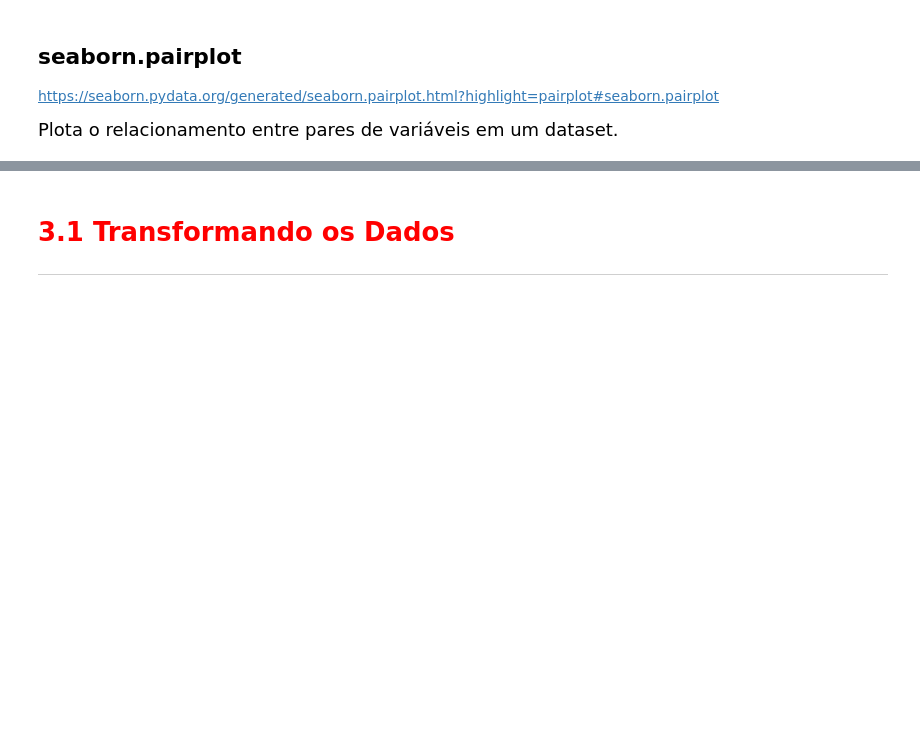
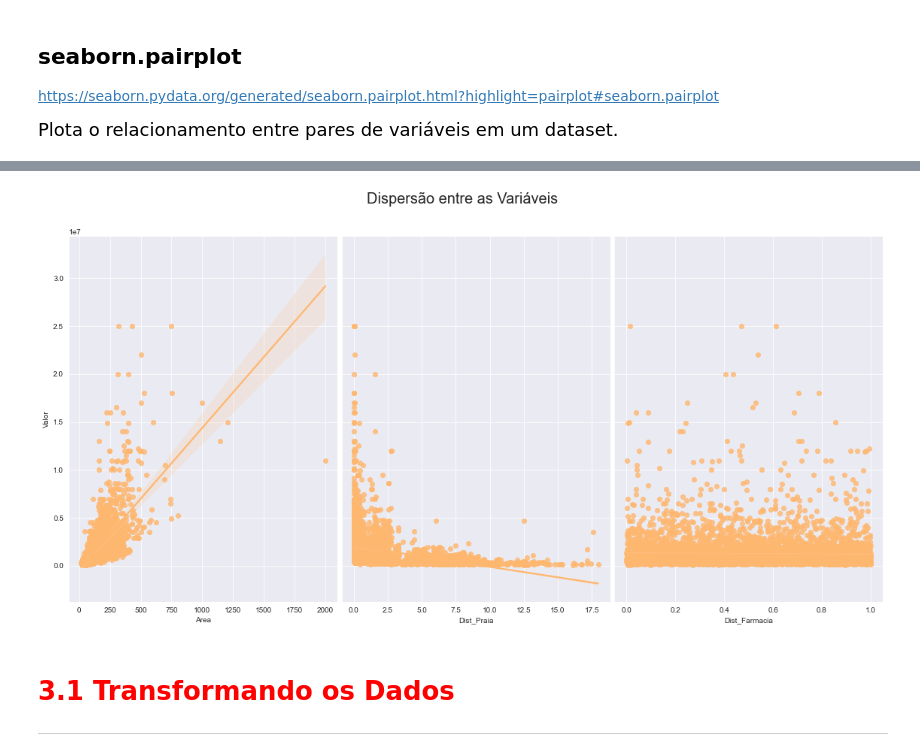
Before and after one commit to ciqueti/reg-linear, a Jupyter notebook: reg-linear-II/Projeto/Regressão Linear.ipynb, the cells around one changed output, grey strips where cells are left out. Saved outputs shown, nothing was run; the diff lists cells and outputs as text; code cells hidden in the pictures; blank space fills up the shorter version.

```diff
--- a/reg-linear-II/Projeto/Regressão Linear.ipynb
+++ b/reg-linear-II/Projeto/Regressão Linear.ipynb
@@ -135,7 +145,9 @@ ax
 # %%
-
+ax = sns.pairplot(data=dados, y_vars=['Valor'], x_vars=['Area', 'Dist_Praia', 'Dist_Farmacia'], height=5, kind='reg')
 ax.fig.suptitle('Dispersão entre as Variáveis', fontsize=20, y=1.05)
-ax
+ax.figure.set_size_inches(16,8)
+# %% [output]
+[figure, added]
 # %% [markdown]
 # <font color='red' style='font-size: 30px;'>3.1 Transformando os Dados</font>
 <hr style='border: 2px solid red;'>
```
Also changed, not shown: parts of 49 cells of this notebook.
